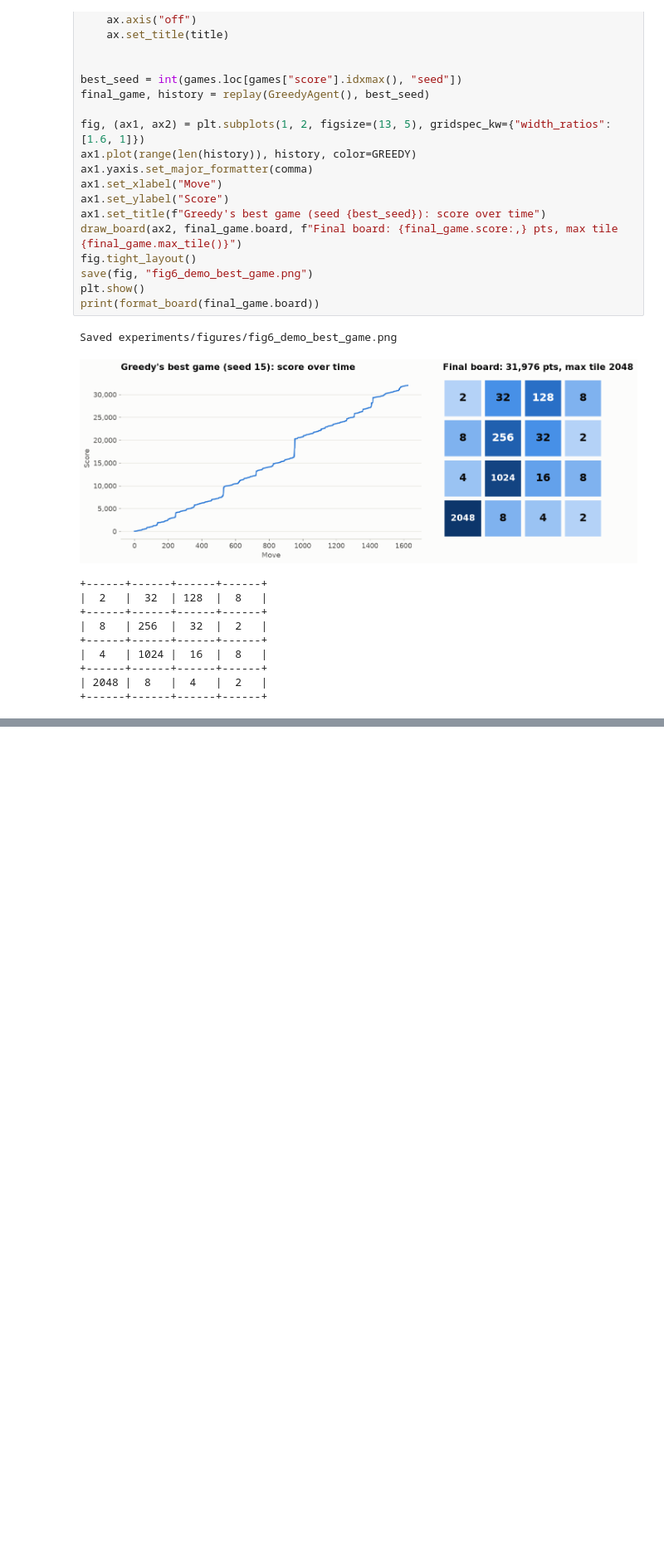
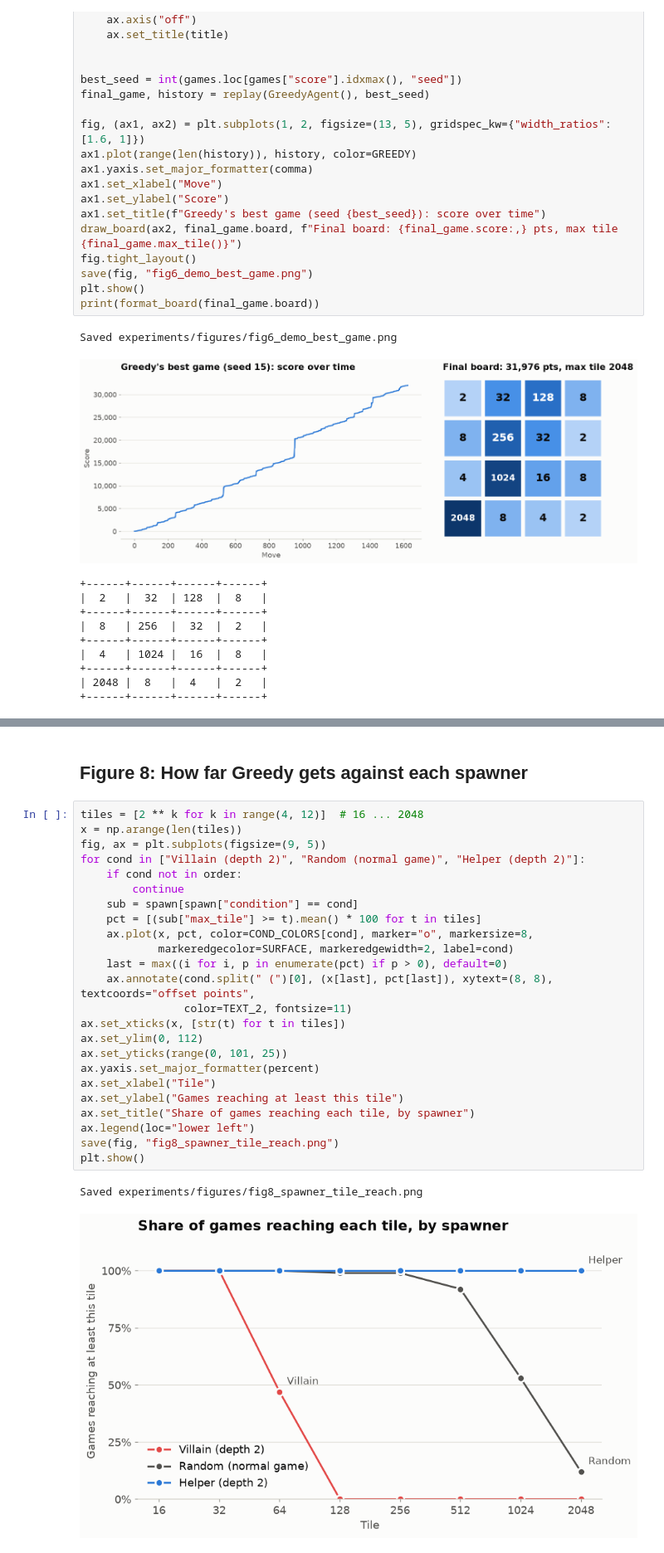
Before and after one commit to hardoc15/2048Bot, a Jupyter notebook: experiments/results.ipynb, the cells around one changed output, grey strips where cells are left out. Shown at 83% size. Drawn from its saved outputs; the diff is of its cells as text; blank space fills up the shorter version.

```diff
--- a/experiments/results.ipynb
+++ b/experiments/results.ipynb
@@ -370,0 +450,29 @@ Saved experiments/figures/fig6_demo_best_game.png
+# %% [markdown]
+## Figure 8: How far Greedy gets against each spawner
+# %%
+tiles = [2 ** k for k in range(4, 12)]  # 16 ... 2048
+x = np.arange(len(tiles))
+fig, ax = plt.subplots(figsize=(9, 5))
+for cond in ["Villain (depth 2)", "Random (normal game)", "Helper (depth 2)"]:
+    if cond not in order:
+        continue
+    sub = spawn[spawn["condition"] == cond]
+    pct = [(sub["max_tile"] >= t).mean() * 100 for t in tiles]
+    ax.plot(x, pct, color=COND_COLORS[cond], marker="o", markersize=8,
+            markeredgecolor=SURFACE, markeredgewidth=2, label=cond)
+    last = max((i for i, p in enumerate(pct) if p > 0), default=0)
+    ax.annotate(cond.split(" (")[0], (x[last], pct[last]), xytext=(8, 8), textcoords="offset points",
+                color=TEXT_2, fontsize=11)
+ax.set_xticks(x, [str(t) for t in tiles])
+ax.set_ylim(0, 112)
+ax.set_yticks(range(0, 101, 25))
+ax.yaxis.set_major_formatter(percent)
+ax.set_xlabel("Tile")
+ax.set_ylabel("Games reaching at least this tile")
+ax.set_title("Share of games reaching each tile, by spawner")
+ax.legend(loc="lower left")
+save(fig, "fig8_spawner_tile_reach.png")
+plt.show()
+# %% [output]
+Saved experiments/figures/fig8_spawner_tile_reach.png
+[figure, added]
```
Also changed, not shown: parts of 7 cells of this notebook, 13 other files.
